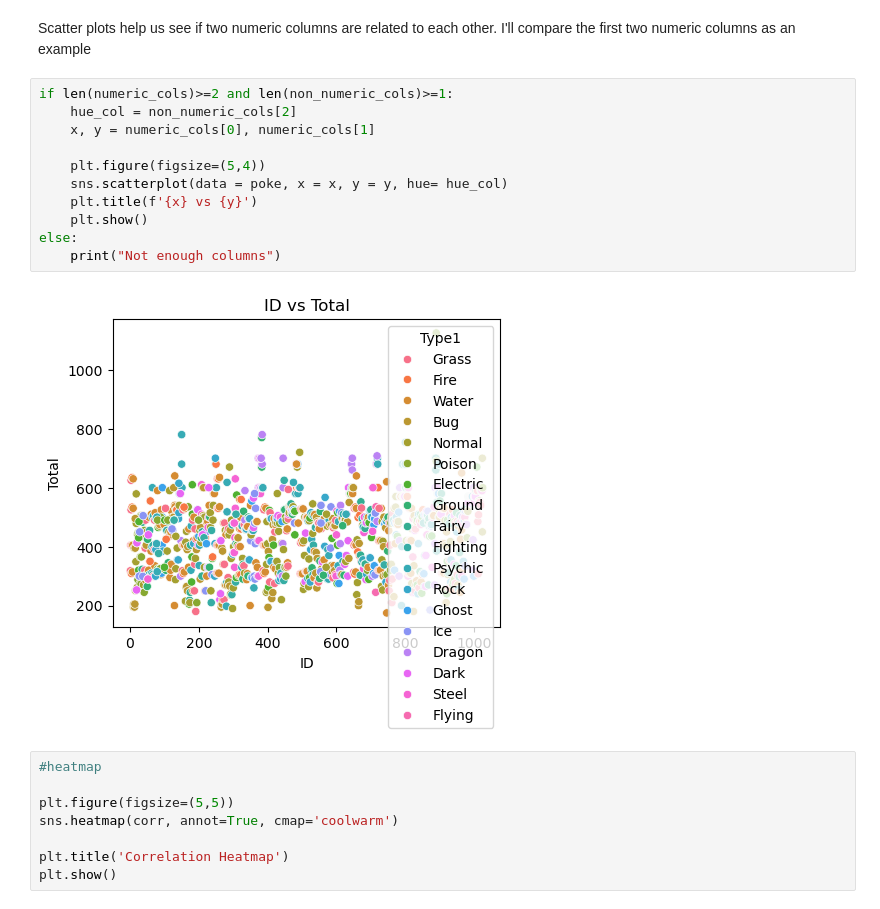
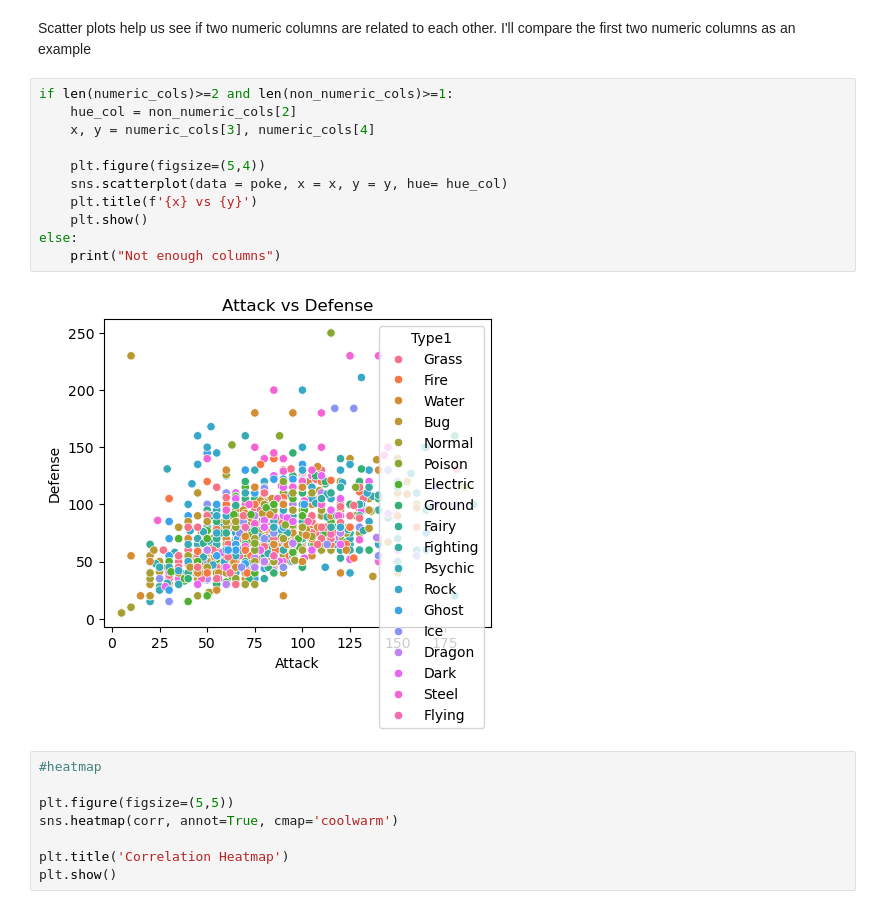
Before and after one commit to yohanLeembu/AiMl-intern, a Jupyter notebook: John/Month 1/Week3/wek3.ipynb, the cells around one changed output. Cells and saved outputs as stored; diff of their text form.

```diff
--- a/John/Month 1/Week3/wek3.ipynb
+++ b/John/Month 1/Week3/wek3.ipynb
@@ -140,16 +140,16 @@ I'll compare the first two numeric columns as an example
 # %%
 if len(numeric_cols)>=2 and len(non_numeric_cols)>=1:
     hue_col = non_numeric_cols[2]
-    x, y = numeric_cols[0], numeric_cols[1]
+    x, y = numeric_cols[3], numeric_cols[4]
 
     plt.figure(figsize=(5,4))
     sns.scatterplot(data = poke, x = x, y = y, hue= hue_col)
     plt.title(f'{x} vs {y}')
     plt.show()
 else:
     print("Not enough columns")
 # %% [output]
-[figure, old version]
+[figure, new version]
 # %%
 #heatmap
 
```
